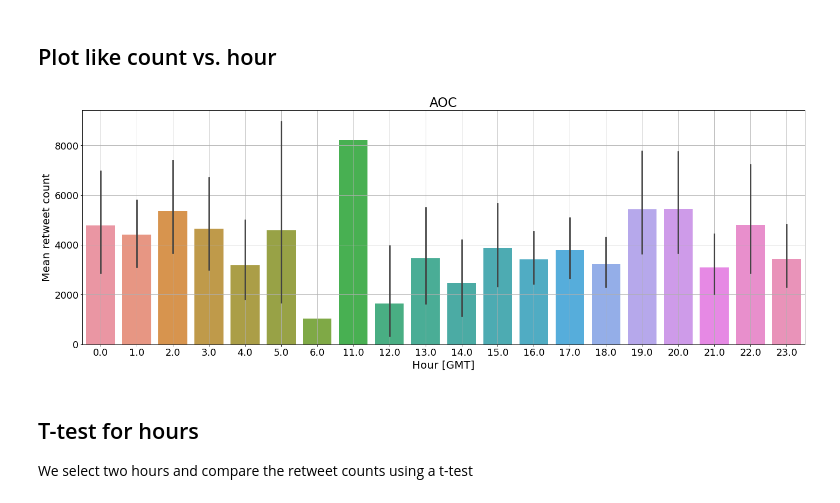
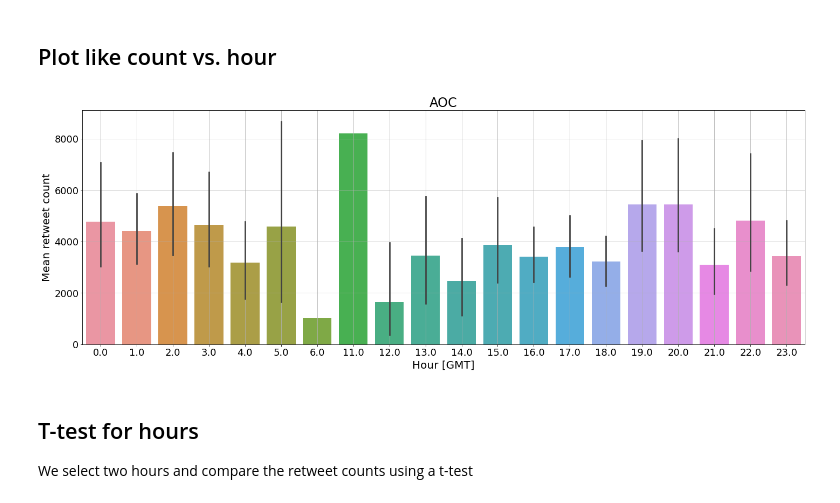
Before and after one commit to zlisto/social_media_analytics, a Jupyter notebook: Lecture19_ABTesting.ipynb, the cells around one changed output. Saved outputs shown, nothing was run; the diff lists cells and outputs as text; code cells hidden in the pictures.

```diff
--- a/Lecture19_ABTesting.ipynb
+++ b/Lecture19_ABTesting.ipynb
@@ -418,6 +431,7 @@ The user profiles are in the table `users` in the file `"data/lecture_04"`.
 # %%
 fname_db = "data/lecture_04"  #database filenmae
 df_users = DB.fetch(table_name="users", path=fname_db)
+df_users.rename(columns = {'username':'screen_name'}, inplace = True)
 # %%
 df_all.screen_name.unique()
 # %% [output]
@@ -480,16 +494,18 @@ df_u = df_all[df_all.screen_name==screen_name].copy()
 ## Plot like count vs. hour
 # %%
 fig = plt.figure(figsize =(24,8))
-sns.barplot(data =df_u , x = 'hour', y = 'retweet_count', ci = 95)
+sns.barplot(data =df_u , x = 'hour',
+            y = 'retweet_count',
+            errorbar=('ci', 95))
 plt.xlabel("Hour [GMT]", fontsize = 20)
 plt.ylabel("Mean retweet count", fontsize = 20)
 plt.title(f"{screen_name}", fontsize = 24)
 plt.xticks(fontsize = 18)
 plt.yticks(fontsize = 18)
 plt.grid()
 plt.show()
 # %% [output]
-[figure, old version]
+[figure, new version]
 # %% [markdown]
 ## T-test for hours
 
```
Also changed, not shown: parts of 9 cells of this notebook.
